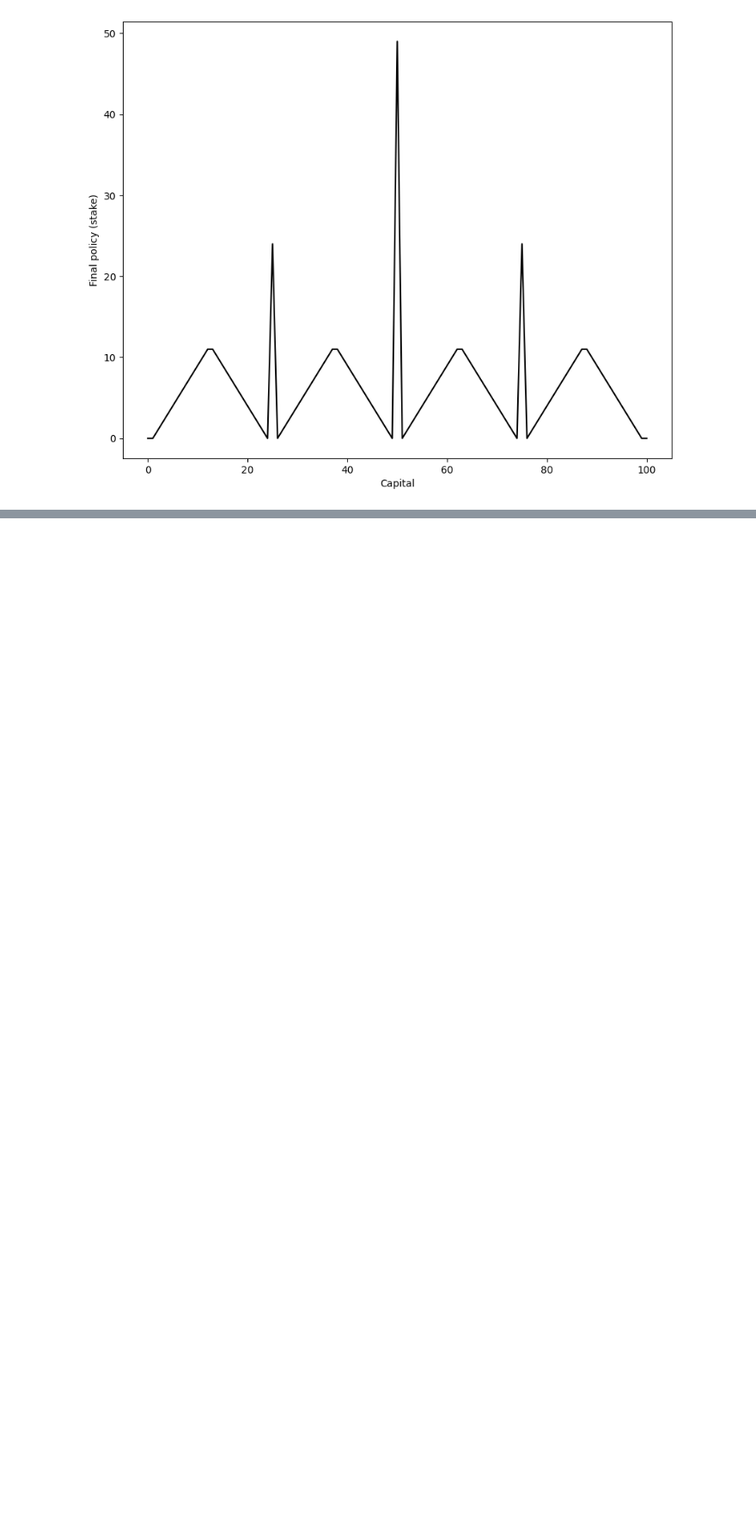
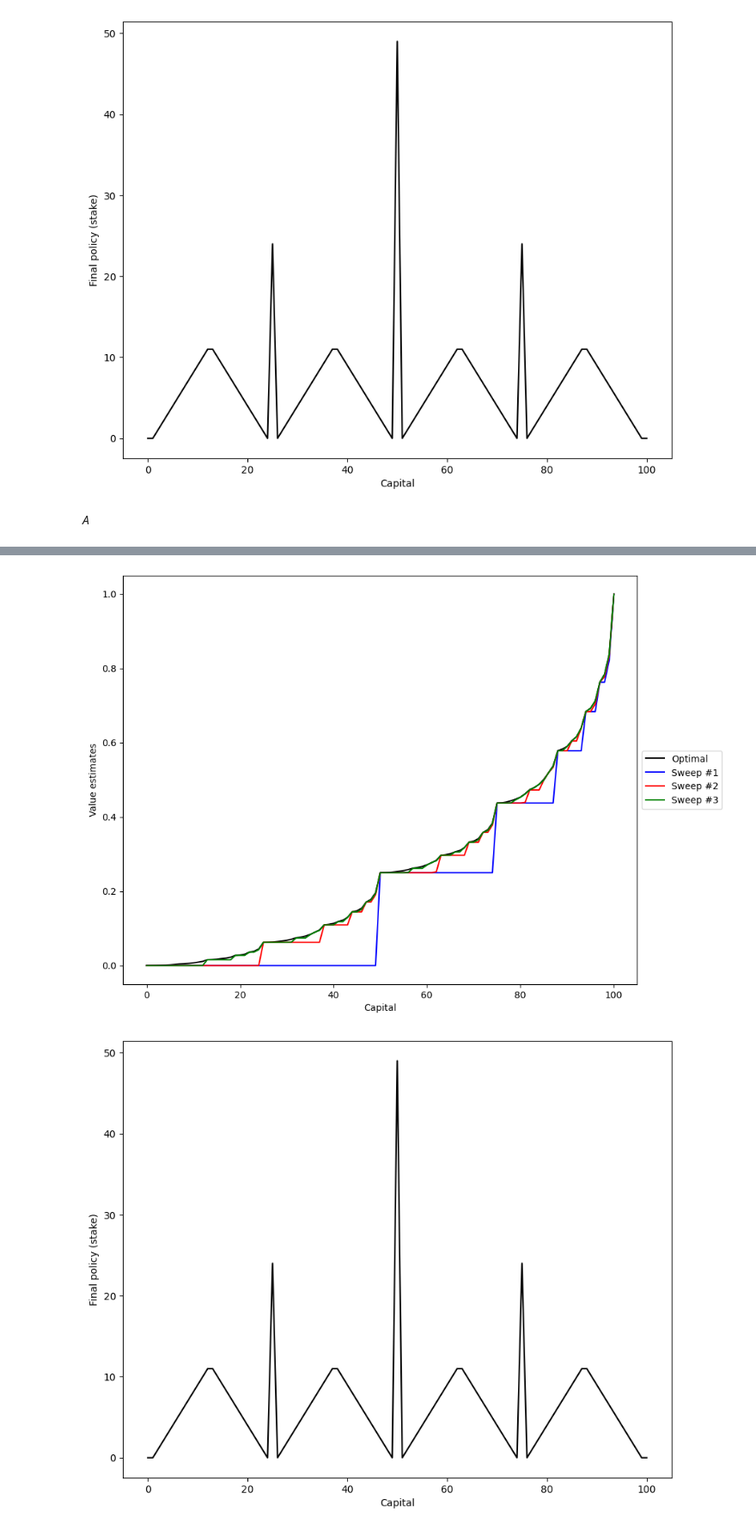
Before and after one commit to lucasbasquerotto/ml-demos, a Jupyter notebook: rl/ch04.ipynb, the cells around one changed output, grey strips where cells are left out. Shown at 86% size. Saved outputs shown, nothing was run; the diff lists cells and outputs as text; code cells hidden in the pictures; blank space fills up the shorter version.

```diff
--- a/rl/ch04.ipynb
+++ b/rl/ch04.ipynb
@@ -1341,3 +1341,8 @@ Finished at 17:38:30
 ================================================================================
 [figure]
 [figure]
+# %% [markdown]
+*A*
+# %%
+run_gambler(name='gambler_agent_0_25', ph=0.25, almost_zero=1e-8)
+# %% [output]
@@ -1343,0 +1366,2 @@ Finished at 17:38:30
+[figure, added]
+[figure, added]
```
Also changed, not shown: parts of 5 cells of this notebook.
